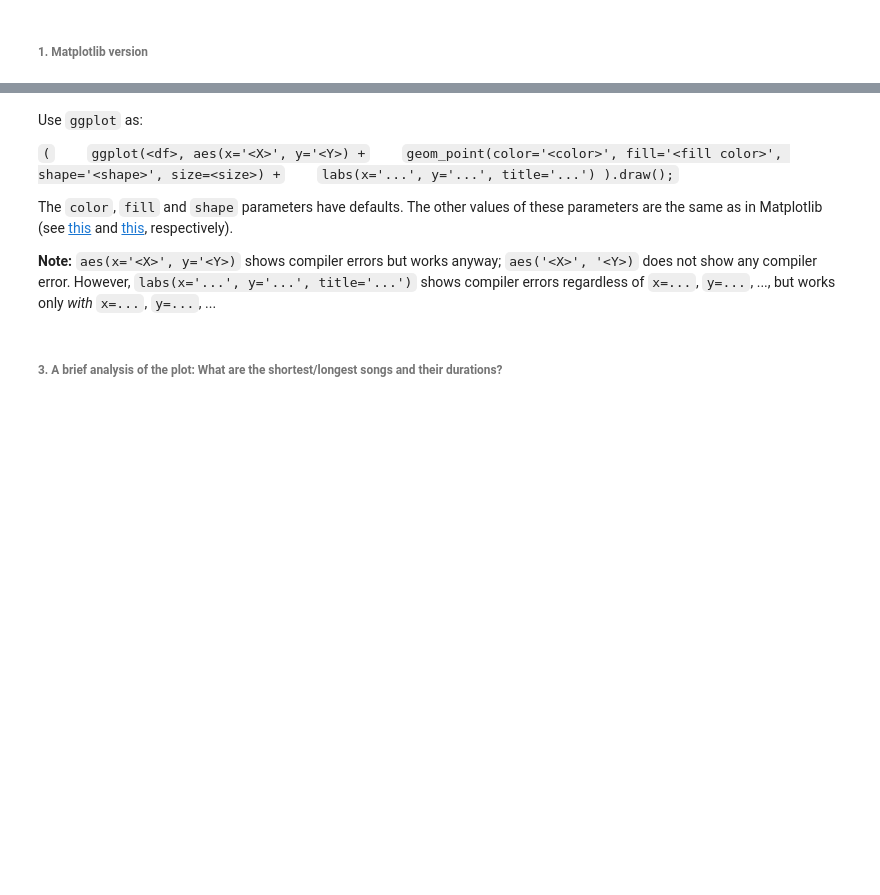
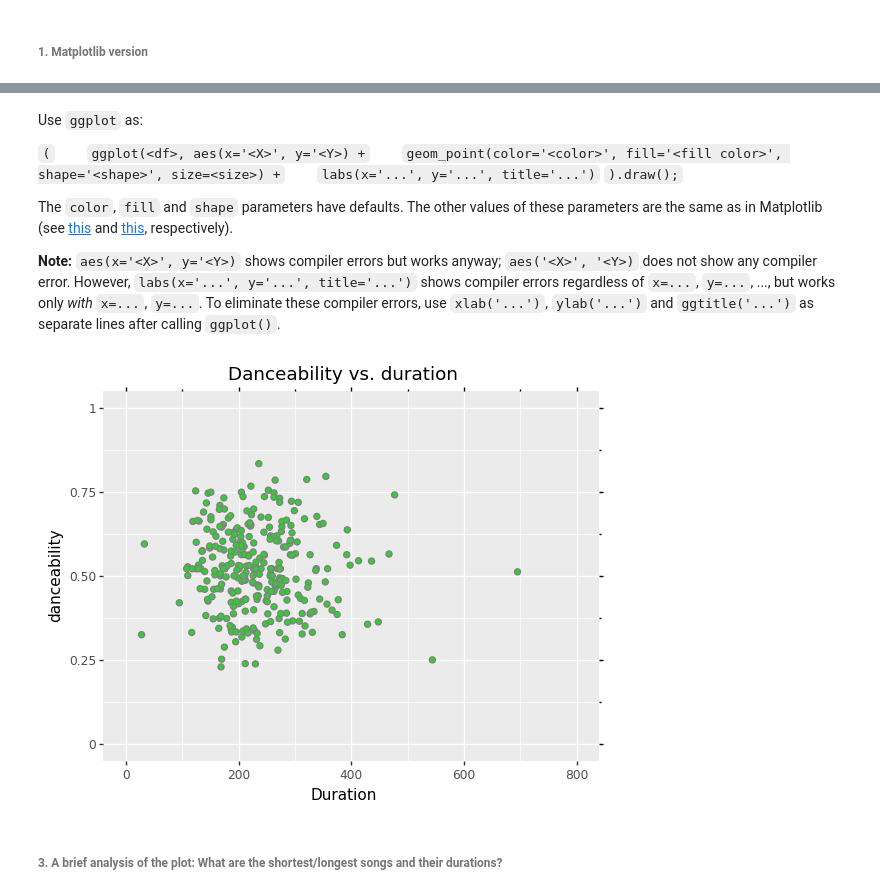
Before and after one commit to devedzic/eda_rs, a Jupyter notebook: eda.ipynb, the cells around one changed output, grey strips where cells are left out. Saved outputs shown, nothing was run; the diff lists cells and outputs as text; code cells hidden in the pictures; blank space fills up the shorter version.

```diff
--- a/eda.ipynb
+++ b/eda.ipynb
@@ -777,11 +857,26 @@ Use `ggplot` as:
 `(`
 &emsp;&emsp;`ggplot(<df>, aes(x='<X>', y='<Y>) +`
 &emsp;&emsp;`geom_point(color='<color>', fill='<fill color>', shape='<shape>', size=<size>) +`
-&emsp;&emsp;`labs(x='...', y='...', title='...') ).draw();`
+&emsp;&emsp;`labs(x='...', y='...', title='...')`
+`).draw();`
 
 The `color`, `fill` and `shape` parameters have defaults. The other values of these parameters are the same as in Matplotlib (see [this](https://matplotlib.org/stable/gallery/color/named_colors.html) and [this](https://matplotlib.org/stable/api/_as_gen/matplotlib.markers.MarkerStyle.html#matplotlib.markers.MarkerStyle), respectively).
 
-**Note:** `aes(x='<X>', y='<Y>)` shows compiler errors but works anyway; `aes('<X>', '<Y>)` does not show any compiler error. However, `labs(x='...', y='...', title='...')` shows compiler errors regardless of `x=...`, `y=...`, ..., but works only *with* `x=...`, `y=...`, ...
+**Note:** `aes(x='<X>', y='<Y>)` shows compiler errors but works anyway; `aes('<X>', '<Y>)` does not show any compiler error. However, `labs(x='...', y='...', title='...')` shows compiler errors regardless of `x=...`, `y=...`, ..., but works only *with* `x=...`, `y=...`. To eliminate these compiler errors, use `xlab('...')`, `ylab('...')` and `ggtitle('...')` as separate lines after calling `ggplot()`.
+# %%
+(
+    ggplot(songs, aes('Duration', 'danceability')) +
+    geom_point(color='grey', fill='limegreen', size=2, ) +
+    coord_cartesian(xlim=(0, 800), ylim=(0, 1)) +
+    # xlim(0, 800) +
+    # ylim(0, 1) +
+    xlab('Duration') +
+    ylab('danceability') +
+    ggtitle('Danceability vs. duration')
+    # labs(x='Duration', y='danceability', title='Danceability vs. duration')   # compiler errors, but works
+).draw();
+# %% [output]
+[figure, added]
 # %% [markdown]
 ###### 3. A brief analysis of the plot: What are the shortest/longest songs and their durations?
 # %%
```
Also changed, not shown: parts of 14 cells of this notebook, 2 other files.
